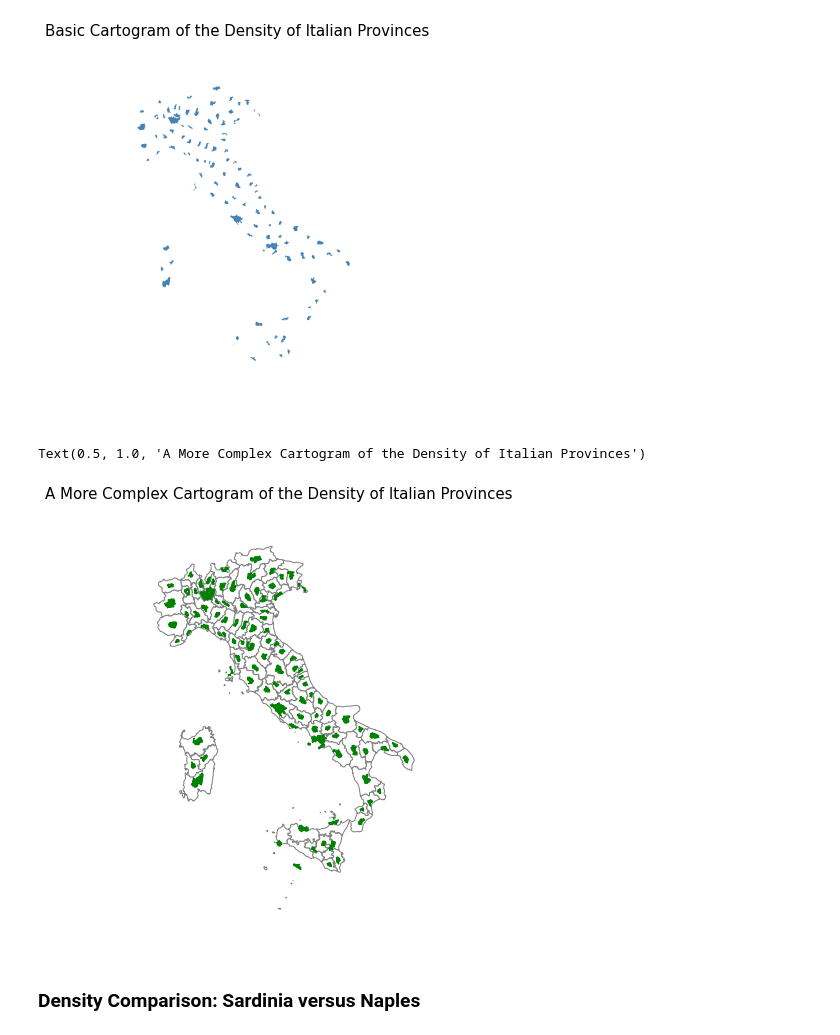
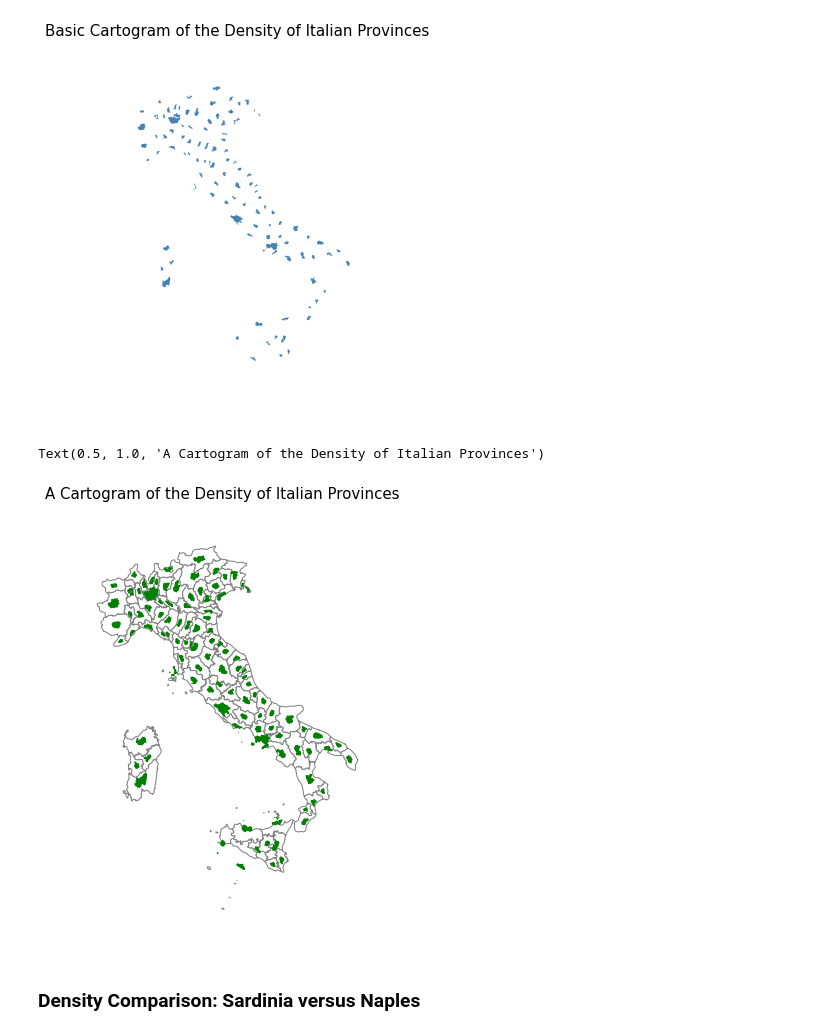
Before and after one commit to gregfeliu/Centroids_of_Italy, a Jupyter notebook: notebooks/2.Plotting_Cartograms.ipynb, the cells around one changed output. Cells and saved outputs as stored; diff of their text form; code cells hidden in the pictures.

```diff
--- a/notebooks/2.Plotting_Cartograms.ipynb
+++ b/notebooks/2.Plotting_Cartograms.ipynb
@@ -129,12 +182,12 @@ Text(0.5, 1.0, 'Basic Cartogram of the Density of Italian Provinces')
 # %%
 # we can see that almost all regions appear rural compared to the most dense provinces
 ax35 = gplt.cartogram(provinces_gdf, scale='Density', projection=gcrs.AlbersEqualArea(),
                      figsize=(8,8), limits=(0.25, 1), color = 'green')
 gplt.polyplot(provinces_gdf, facecolor='white', edgecolor='grey', ax=ax35)
-ax35.set_title("A More Complex Cartogram of the Density of Italian Provinces", fontdict={"fontsize":15})
+ax35.set_title("A Cartogram of the Density of Italian Provinces", fontdict={"fontsize":15})
 # %% [output]
-Text(0.5, 1.0, 'A More Complex Cartogram of the Density of Italian Provinces')
+Text(0.5, 1.0, 'A Cartogram of the Density of Italian Provinces')
-[figure, old version]
+[figure, new version]
 # %% [markdown]
 ### Density Comparison: Sardinia versus Naples
 # %%
```
Also changed, not shown: parts of 14 cells of this notebook, 1 other file.
